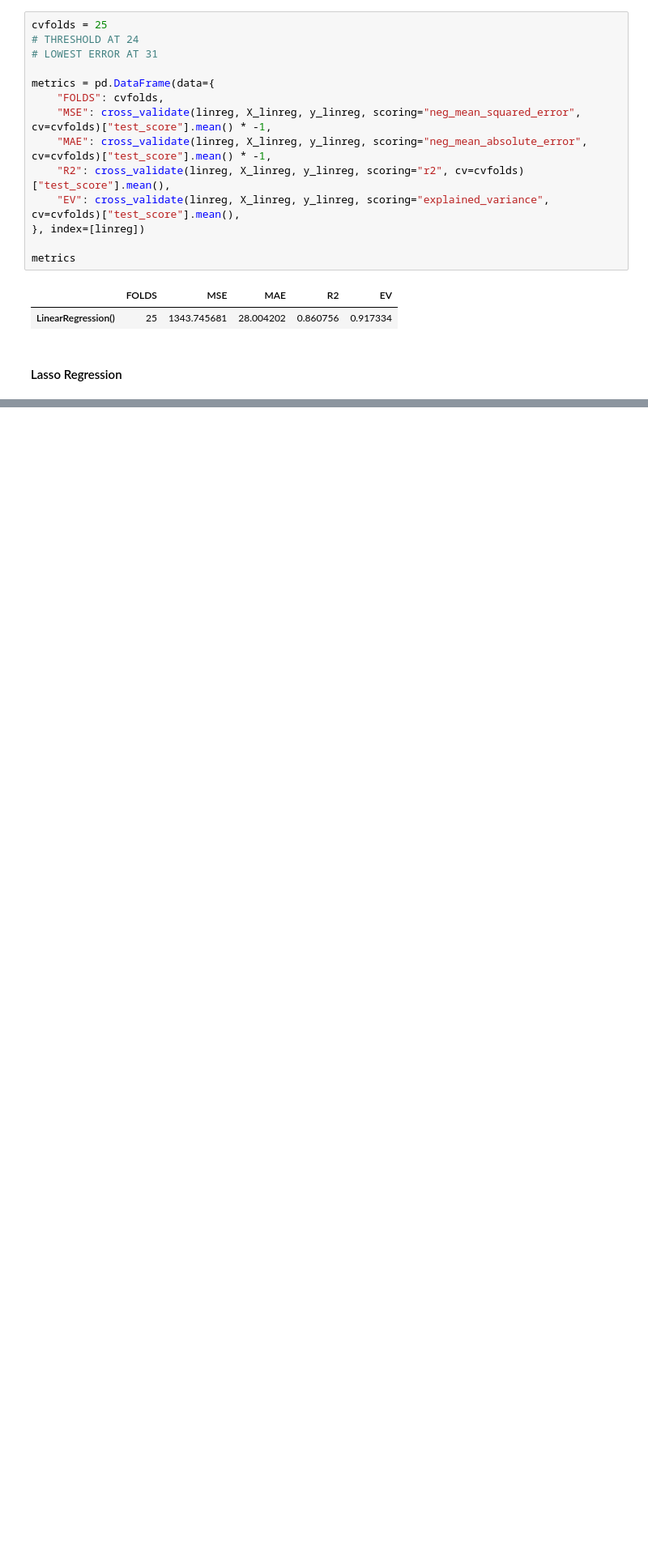
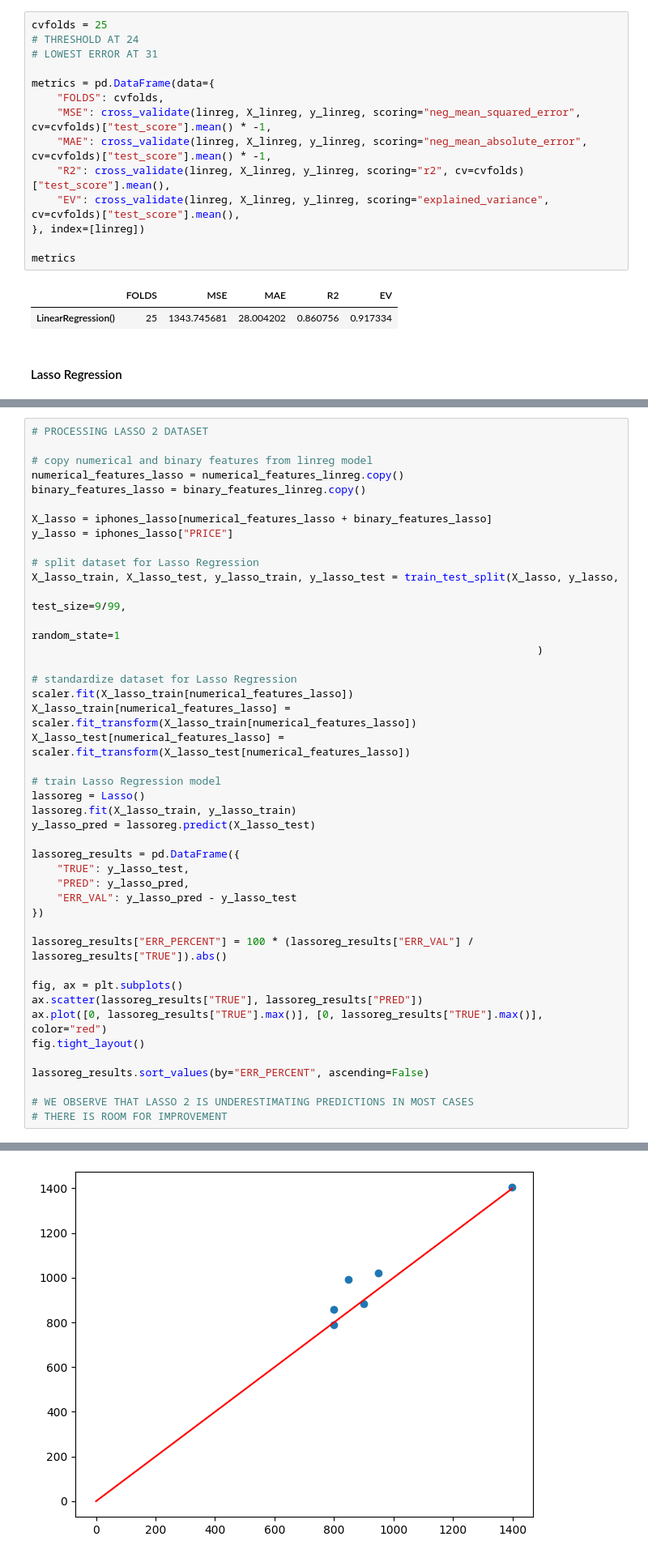
Before and after one commit to Tahsin-T-Ahmed/iphone-price-prediction-ai, a Jupyter notebook: model.ipynb, the cells around one changed output, grey strips where cells are left out. Shown at 81% size. Cells and saved outputs as stored; diff of their text form; blank space fills up the shorter version.

```diff
--- a/model.ipynb
+++ b/model.ipynb
@@ -373,0 +330,44 @@ dtype: float64
+# %%
+# PROCESSING LASSO 2 DATASET
+
+# copy numerical and binary features from linreg model
+numerical_features_lasso = numerical_features_linreg.copy()
+binary_features_lasso = binary_features_linreg.copy()
+
+X_lasso = iphones_lasso[numerical_features_lasso + binary_features_lasso]
+y_lasso = iphones_lasso["PRICE"]
+
+# split dataset for Lasso Regression
+X_lasso_train, X_lasso_test, y_lasso_train, y_lasso_test = train_test_split(X_lasso, y_lasso,
+                                                                                test_size=9/99,
+                                                                                random_state=1
+                                                                                )
+
+# standardize dataset for Lasso Regression
+scaler.fit(X_lasso_train[numerical_features_lasso])
+X_lasso_train[numerical_features_lasso] = scaler.fit_transform(X_lasso_train[numerical_features_lasso])
+X_lasso_test[numerical_features_lasso] = scaler.fit_transform(X_lasso_test[numerical_features_lasso])
+
+# train Lasso Regression model
+lassoreg = Lasso()
+lassoreg.fit(X_lasso_train, y_lasso_train)
+y_lasso_pred = lassoreg.predict(X_lasso_test)
+
+lassoreg_results = pd.DataFrame({
+    "TRUE": y_lasso_test,
+    "PRED": y_lasso_pred,
+    "ERR_VAL": y_lasso_pred - y_lasso_test
+})
+
+lassoreg_results["ERR_PERCENT"] = 100 * (lassoreg_results["ERR_VAL"] / lassoreg_results["TRUE"]).abs()
+
+fig, ax = plt.subplots()
+ax.scatter(lassoreg_results["TRUE"], lassoreg_results["PRED"])
+ax.plot([0, lassoreg_results["TRUE"].max()], [0, lassoreg_results["TRUE"].max()], color="red")
+fig.tight_layout()
+
+lassoreg_results.sort_values(by="ERR_PERCENT", ascending=False)
+
+# WE OBSERVE THAT LASSO 2 IS UNDERESTIMATING PREDICTIONS IN MOST CASES
+# THERE IS ROOM FOR IMPROVEMENT
+# %% [output]
@@ -374 +381,2 @@ dtype: float64
+[figure, added]
 # %%
```
Also changed, not shown: parts of 8 cells of this notebook.
